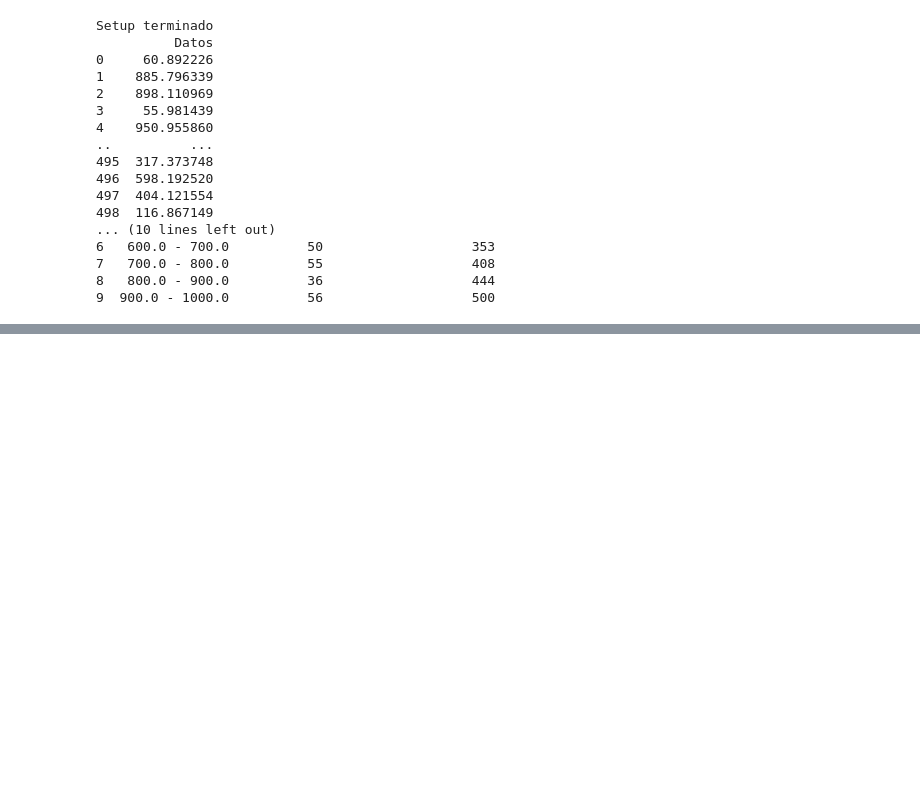
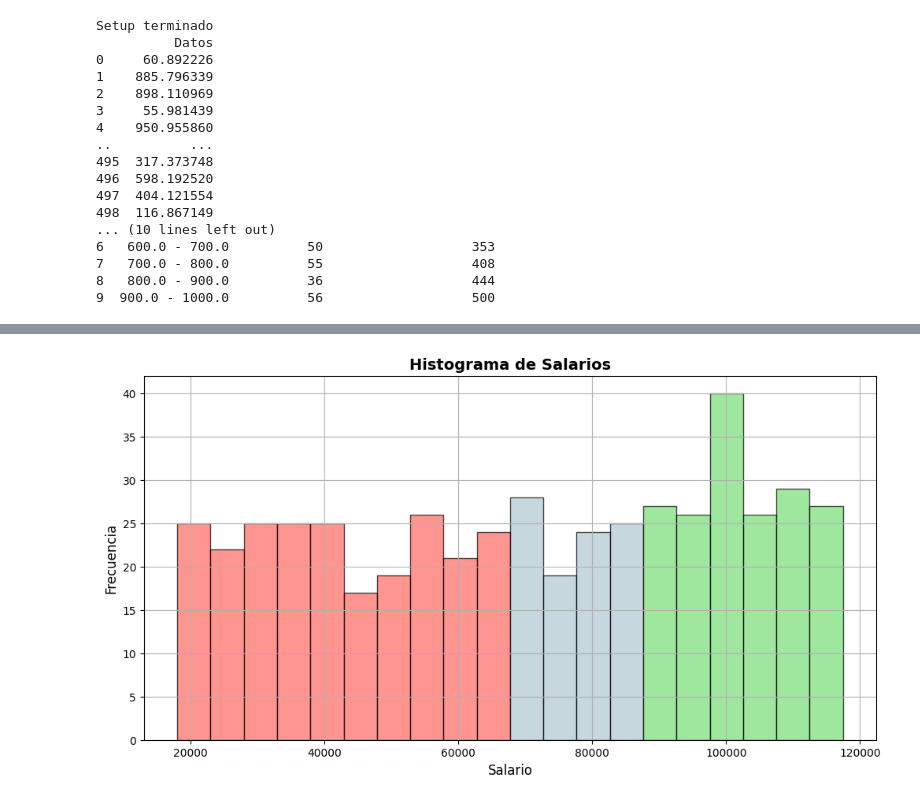
Before and after one commit to MoonAguilar/Tablas-de-frecuencias-Verano, a Jupyter notebook: Andycont.ipynb, the cells around one changed output, grey strips where cells are left out. Drawn from its saved outputs; the diff is of its cells as text; code cells hidden in the pictures; blank space fills up the shorter version.

```diff
--- a/Andycont.ipynb
+++ b/Andycont.ipynb
@@ -137,0 +47,41 @@ plt.show()
+# %%
+import numpy as np
+import pandas as pd
+import matplotlib.pyplot as plt
+
+# Configuración
+np.random.seed(0)  # Para reproducibilidad
+
+# Generar 500 datos aleatorios
+num_datos = 500
+salarios = np.random.randint(20000, 120000, num_datos)  # Salarios entre 20,000 y 120,000
+
+# Crear un DataFrame
+df = pd.DataFrame({'Salario': salarios})
+
+# Gráfica de Frecuencia Absoluta - Histograma de Salarios
+plt.figure(figsize=(12, 6))
+hist, bins = np.histogram(df['Salario'], bins=20)
+
+# Asignar colores a cada barra del histograma
+colors = []
+for i in range(len(hist)):
+    mid_value = (bins[i] + bins[i + 1]) / 2
+    if mid_value >= 90000:
+        colors.append('#77DD77')  # Verde pastel
+    elif mid_value >= 70000:
+        colors.append('#AEC6CF')  # Azul pastel
+    else:
+        colors.append('#FF6961')  # Rojo pastel
+
+# Crear el histograma
+for i in range(len(hist)):
+    plt.bar(bins[i], hist[i], width=bins[i + 1] - bins[i], color=colors[i], edgecolor='black', alpha=0.7)
+
+plt.title('Histograma de Salarios', fontsize=14, fontweight='bold')
+plt.xlabel('Salario', fontsize=12)
+plt.ylabel('Frecuencia', fontsize=12)
+plt.grid()
+plt.show()
+# %% [output]
+[figure, added]
```
Also changed, not shown: parts of 4 cells of this notebook.
